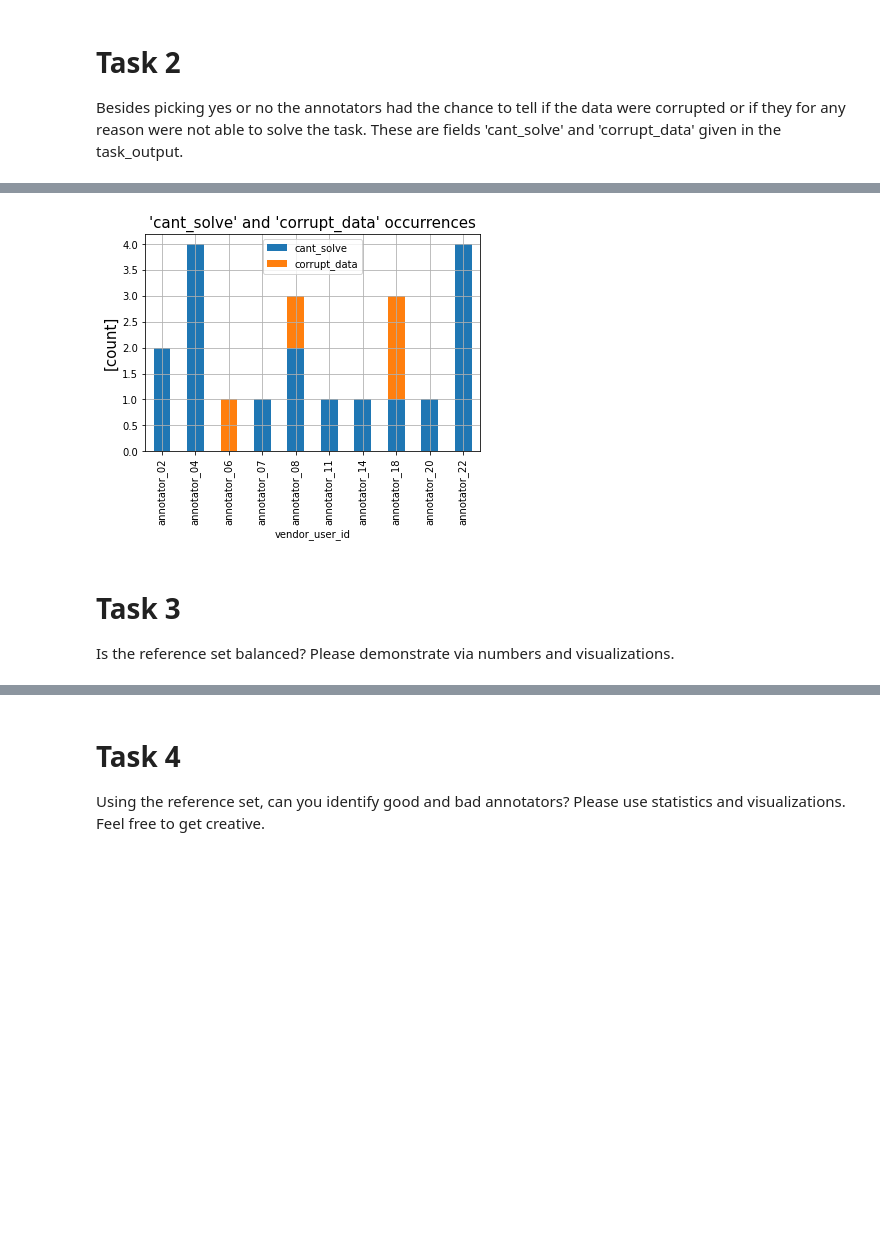
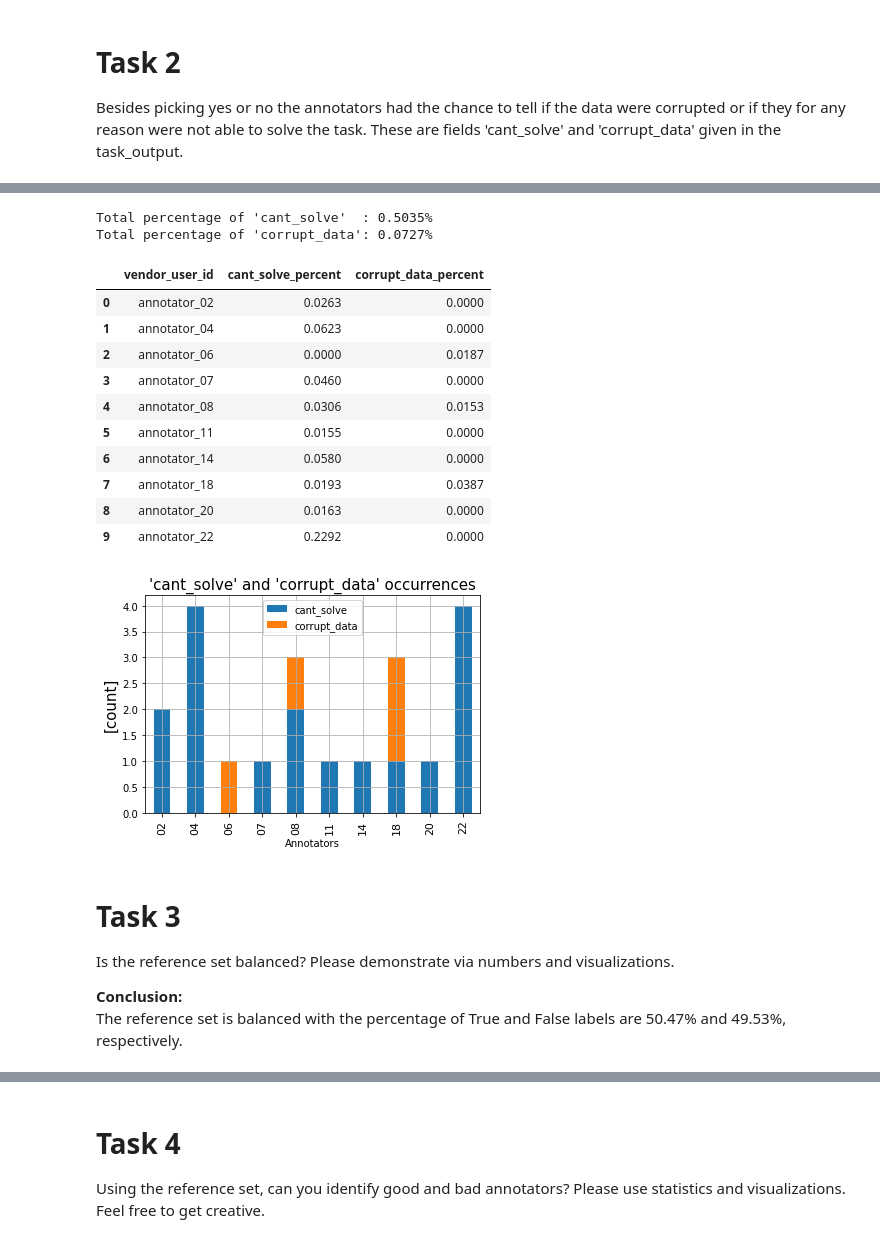
Before and after one commit to m4tice/qm_project, a Jupyter notebook: qm_project.ipynb, the cells around one changed output, grey strips where cells are left out. Drawn from its saved outputs; the diff is of its cells as text; code cells hidden in the pictures; blank space fills up the shorter version.

```diff
--- a/qm_project.ipynb
+++ b/qm_project.ipynb
@@ -145,8 +171,8 @@ Min duration: -99999 [ms]
 # %%
-export_csv = False
+export_csv = True
 fs = 15
 
-# 1c: Did all annotators produce the same amount of results, or are there differences?
+
 annotators_list = []
 for result_key in result_keys:
     result_amount = len(ap_results[result_key]['results'])
@@ -159,19 +185,27 @@ for result_key in result_keys:
 annotators, annotator_count = np.unique(np.array(annotators_list), return_counts=True)
 
 # Store data in Pandas DataFrame
-annotator_result_count_df = pd.DataFrame({"annotators": annotators, "result_count": annotator_count})
+annotator_result_count_df = pd.DataFrame({"vendor_user_id": annotators, "result_count": annotator_count})
 
 # Visualization
 ax = annotator_result_count_df['result_count'].plot(kind='bar')
-ax.set_xticklabels(annotator_result_count_df['annotators'])
+ax.set_xticklabels(annotator_result_count_df['vendor_user_id'])
 ax.grid(True)
 ax.set_title("Users result counts", fontsize=fs)
 ax.set_xlabel("Annotators", fontsize=fs)
 ax.set_ylabel("[count]", fontsize=fs)
 
+ax.axhline(y=annotator_result_count_df["result_count"].mean(), color='r', linestyle='-')      # draw mean line
+ax.axhline(y=annotator_result_count_df["result_count"].std(), color='purple', linestyle='-')  # draw std line
+ax.legend(["mean", "standard deviation", "count"], prop={'size': fs})
+
+# Add numbers to bars
+for p, count in zip(ax.patches, annotator_result_count_df['result_count'].values):
+    ax.annotate(str(count), (p.get_x(), p.get_height() + 20))
+
 # Export data to csv file
 if export_csv:
-    annotator_result_count_df.to_csv("annotator_result_count.csv")
+    annotator_result_count_df.to_csv("annotator_result_count.csv", index=False)
 
-print(annotator_result_count_df)
+annotator_result_count_df.describe()
 # %% [output]
@@ -254,5 +322,6 @@ Besides picking yes or no the annotators had the chance to tell if the data were
 # %%
-export_csv = False
+annotator_result_count_df = pd.read_csv("annotator_result_count.csv")
+export_csv = True
 fs = 15
 
 # 2a: How often does each occur in the project and
@@ -272,7 +341,7 @@ def unsolved_check(result_key, index):
 
 def get_data(result_key, index):
     """
-    Get the corresponded data based on result_key and index
+    Get the corresponding data based on result_key and index
     :param result_key: key of anonymized_project result
     :param index: index of items in result key
     :return: a list of data
@@ -281,6 +350,17 @@ def get_data(result_key, index):
     cant_solve = ap_results[result_key]['results'][index]['task_output']['cant_solve']
     corrupt_data = ap_results[result_key]['results'][index]['task_output']['corrupt_data']
     return [vendor_user_id, int(cant_solve), int(corrupt_data)]
+
+
+def get_user_result_count(user_id):
+    """
+    Get user's result count based on annotator id id
+    :param user_id: annotator id
+    :return: user's result count
+    """
+    annotator_result_count_dict = annotator_result_count_df.set_index('vendor_user_id').to_dict()
+    count = annotator_result_count_dict['result_count'][user_id]
+    return int(count)
 
 
 # Gather rows of data with users with 'cant_solve' and 'corrupt_data'
@@ -297,42 +377,67 @@ for result_key in result_keys:
 # Get unique user ids
 unsolved_user = sorted(set(np.array(unsolved_data)[:, 0]))
 
 
 # Get the count of 'cant_solve' and 'corrupt_data' for each user and store them in a list
 grouped_unsolved_data = []
 
 for vendor_user_id in unsolved_user:
     # - Retrieve the answers of a specific user
     user_result = np.array([item for item in unsolved_data if item[0] == vendor_user_id])
 
     # - Count the 'cant_solve' and 'corrupt_data' occurrences
     cant_solve_count = np.sum(user_result[:, 1] == '1')
     corrupt_data_count = np.sum(user_result[:, 2] == '1')
 
+    cant_solve_percent = round(cant_solve_count / get_user_result_count(vendor_user_id) * 100, 4)
+    corrupt_data_percent = round(corrupt_data_count / get_user_result_count(vendor_user_id) * 100, 4)
+
     # - Add data to list
-    grouped_unsolved_data.append([vendor_user_id, cant_solve_count, corrupt_data_count])
+    grouped_unsolved_data.append([vendor_user_id, cant_solve_count, corrupt_data_count, cant_solve_percent, corrupt_data_percent])
 
 
-# Store data in Pandas dataframe
-grouped_unsolved_data_df = pd.DataFrame({'vendor_user_id': np.array(grouped_unsolved_data)[:, 0],
-                                         'cant_solve': np.array(grouped_unsolved_data)[:, 1],
-                                         'corrupt_data': np.array(grouped_unsolved_data)[:, 2]})
+# Store data in Pandas DataFrame
+grouped_unsolved_data_df = pd.DataFrame(data=grouped_unsolved_data,
+                                        columns=['vendor_user_id', 'cant_solve', 'corrupt_data', 'cant_solve_percent', 'corrupt_data_percent'])
 
 # Export data to csv file
 if export_csv:
-    grouped_unsolved_data_df.to_csv("grouped_unsolved_data.csv")
+    grouped_unsolved_data_df.to_csv("grouped_unsolved_data.csv", index=False)
 
 # Visualization
 display_df = grouped_unsolved_data_df[['cant_solve', 'corrupt_data']].astype(float)
+xtick_label = [item.split("_")[1] for item in grouped_unsolved_data_df['vendor_user_id']]
 
 ax = display_df.plot(kind='bar', stacked=True)
-ax.set_xticklabels(grouped_unsolved_data_df['vendor_user_id'])
+ax.set_xticklabels(xtick_label, fontsize=11)
 ax.set_title("'cant_solve' and 'corrupt_data' occurrences", fontsize=fs)
-ax.set_xlabel("vendor_user_id")
+ax.set_xlabel("Annotators")
 ax.set_ylabel("[count]", fontsize=fs)
 ax.grid(True)
+
+
+print("Total percentage of 'cant_solve'  : {}%".format(grouped_unsolved_data_df['cant_solve_percent'].sum()))
+print("Total percentage of 'corrupt_data': {}%".format(grouped_unsolved_data_df['corrupt_data_percent'].sum()))
+
+grouped_unsolved_data_df[['vendor_user_id', 'cant_solve_percent', 'corrupt_data_percent']]
 # %% [output]
+Total percentage of 'cant_solve'  : 0.5035%
+Total percentage of 'corrupt_data': 0.0727%
+|  | vendor_user_id | cant_solve_percent | corrupt_data_percent |
+| 0 | annotator_02 | 0.0263 | 0.0000 |
+| 1 | annotator_04 | 0.0623 | 0.0000 |
+| 2 | annotator_06 | 0.0000 | 0.0187 |
+| 3 | annotator_07 | 0.0460 | 0.0000 |
+| 4 | annotator_08 | 0.0306 | 0.0153 |
+| 5 | annotator_11 | 0.0155 | 0.0000 |
+| 6 | annotator_14 | 0.0580 | 0.0000 |
+| 7 | annotator_18 | 0.0193 | 0.0387 |
+| 8 | annotator_20 | 0.0163 | 0.0000 |
+| 9 | annotator_22 | 0.2292 | 0.0000 |
-[figure, old version]
+[figure, new version]
 # %% [markdown]
 # **Task 3**
 Is the reference set balanced? Please demonstrate via numbers and visualizations.
+
+**Conclusion:**
+The reference set is balanced with the percentage of True and False labels are 50.47% and 49.53%, respectively.
```
Also changed, not shown: parts of 34 cells of this notebook, 11 other files.
